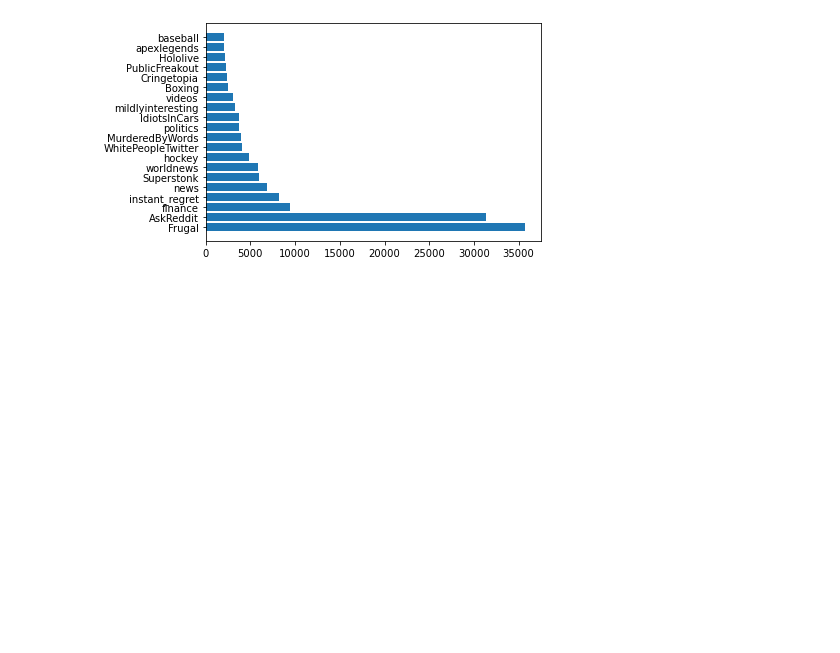
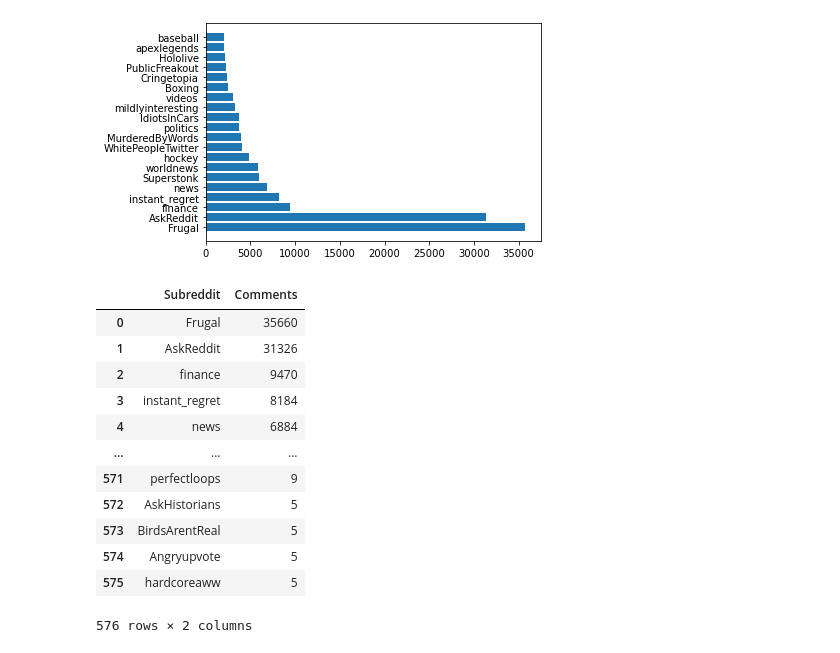
Before and after one commit to juleshansen/reddit_jargon, a Jupyter notebook: src/processing.ipynb, the cells around one changed output. Saved outputs shown, nothing was run; the diff lists cells and outputs as text; code cells hidden in the pictures; blank space fills up the shorter version.

```diff
--- a/src/processing.ipynb
+++ b/src/processing.ipynb
@@ -25,3 +26,19 @@ plt.barh(subs, heights)
 # %% [output]
 <BarContainer object of 20 artists>
 [figure]
+# %%
+pd.DataFrame(sub_spread, columns=['Subreddit', 'Comments']).astype({'Comments':int})
+# %% [output]
+|  | Subreddit | Comments |
+| 0 | Frugal | 35660 |
+| 1 | AskReddit | 31326 |
+| 2 | finance | 9470 |
+| 3 | instant_regret | 8184 |
+| 4 | news | 6884 |
+| ... | ... | ... |
+| 571 | perfectloops | 9 |
+| 572 | AskHistorians | 5 |
+| 573 | BirdsArentReal | 5 |
+| 574 | Angryupvote | 5 |
+| 575 | hardcoreaww | 5 |
+576 rows × 2 columns
```
Also changed, not shown: parts of 3 cells of this notebook.
